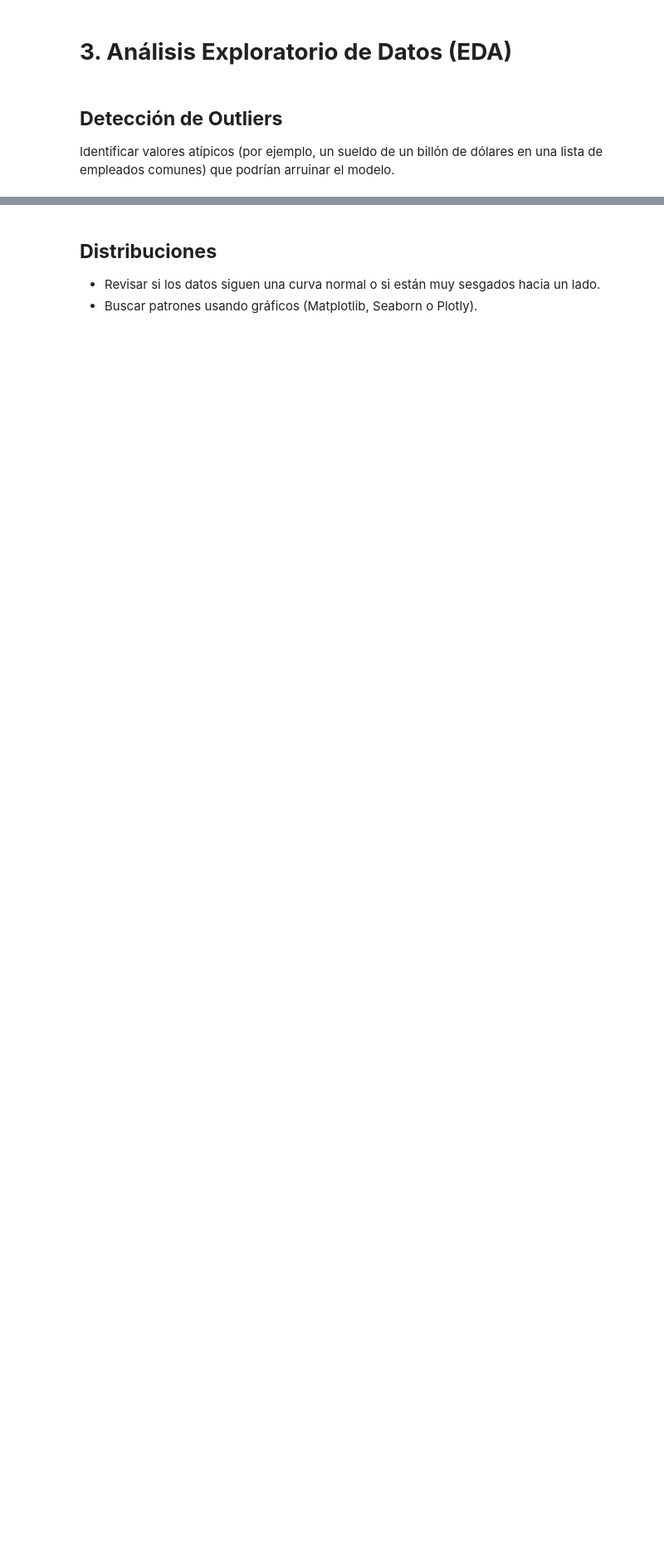
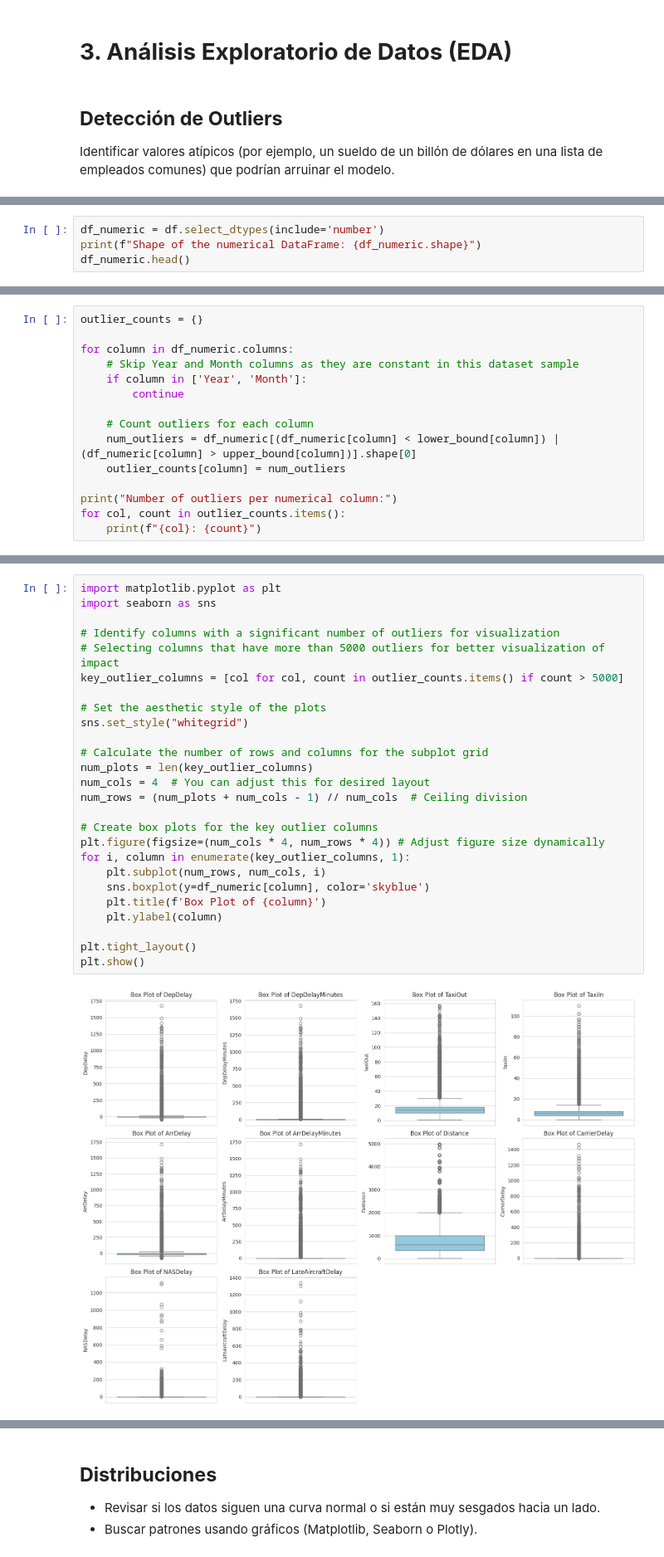
Before and after one commit to sunnyday2/flight_on_time, a Jupyter notebook: flightontime_hackaton_e32_alura_latam.ipynb, the cells around one changed output, grey strips where cells are left out. Shown: that part at 83% size. Drawn from its saved outputs; the diff is of its cells as text; blank space fills up the shorter version.

```diff
--- a/flightontime_hackaton_e32_alura_latam.ipynb
+++ b/flightontime_hackaton_e32_alura_latam.ipynb
@@ -316,0 +319,4 @@ Identificar valores atípicos (por ejemplo, un sueldo de un billón de dólares
+# %%
+df_numeric = df.select_dtypes(include='number')
+print(f"Shape of the numerical DataFrame: {df_numeric.shape}")
+df_numeric.head()
@@ -316,0 +338,15 @@ Identificar valores atípicos (por ejemplo, un sueldo de un billón de dólares
+# %%
+outlier_counts = {}
+
+for column in df_numeric.columns:
+    # Skip Year and Month columns as they are constant in this dataset sample
+    if column in ['Year', 'Month']:
+        continue
+
+    # Count outliers for each column
+    num_outliers = df_numeric[(df_numeric[column] < lower_bound[column]) | (df_numeric[column] > upper_bound[column])].shape[0]
+    outlier_counts[column] = num_outliers
+
+print("Number of outliers per numerical column:")
+for col, count in outlier_counts.items():
+    print(f"{col}: {count}")
@@ -316,0 +373,28 @@ Identificar valores atípicos (por ejemplo, un sueldo de un billón de dólares
+# %%
+import matplotlib.pyplot as plt
+import seaborn as sns
+
+# Identify columns with a significant number of outliers for visualization
+# Selecting columns that have more than 5000 outliers for better visualization of impact
+key_outlier_columns = [col for col, count in outlier_counts.items() if count > 5000]
+
+# Set the aesthetic style of the plots
+sns.set_style("whitegrid")
+
+# Calculate the number of rows and columns for the subplot grid
+num_plots = len(key_outlier_columns)
+num_cols = 4  # You can adjust this for desired layout
+num_rows = (num_plots + num_cols - 1) // num_cols  # Ceiling division
+
+# Create box plots for the key outlier columns
+plt.figure(figsize=(num_cols * 4, num_rows * 4)) # Adjust figure size dynamically
+for i, column in enumerate(key_outlier_columns, 1):
+    plt.subplot(num_rows, num_cols, i)
+    sns.boxplot(y=df_numeric[column], color='skyblue')
+    plt.title(f'Box Plot of {column}')
+    plt.ylabel(column)
+
+plt.tight_layout()
+plt.show()
+# %% [output]
+[figure, added]
```
Also changed, not shown: parts of 17 cells of this notebook.
